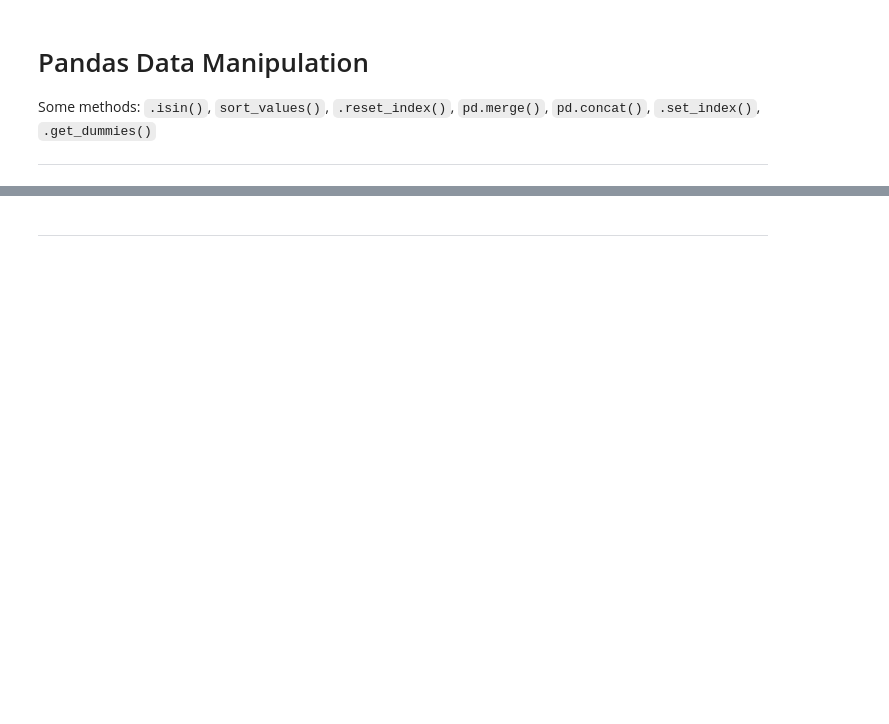
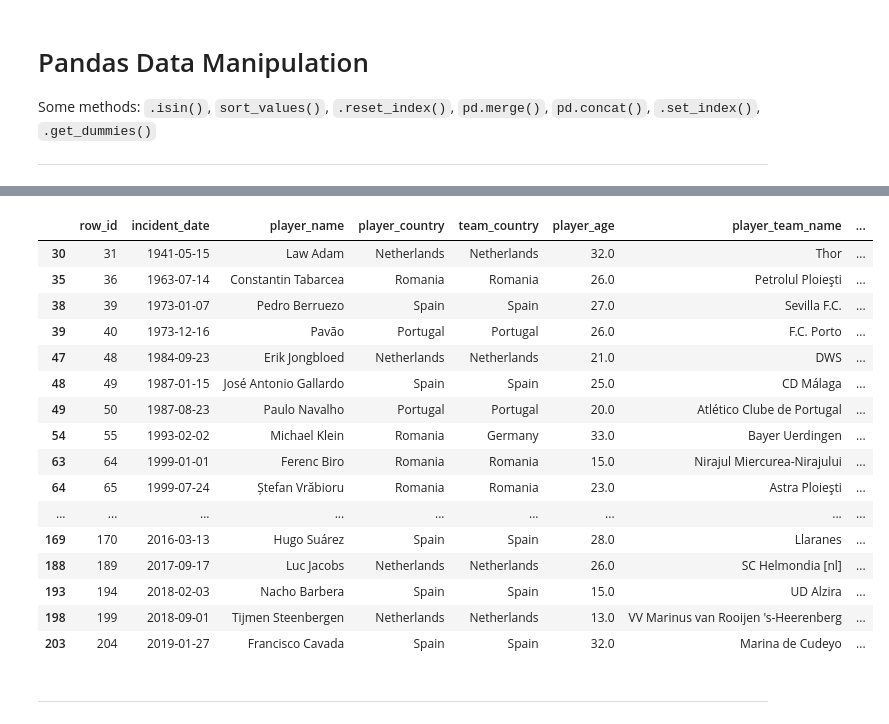
Before and after one commit to dataptmad0124/lessons, a Jupyter notebook: m1/20240205_etl_pandas_manipulation.ipynb, the cells around one changed output, grey strips where cells are left out. Cells and saved outputs as stored; diff of their text form; code cells hidden in the pictures; blank space fills up the shorter version.

```diff
--- a/m1/20240205_etl_pandas_manipulation.ipynb
+++ b/m1/20240205_etl_pandas_manipulation.ipynb
@@ -7,3 +84,23 @@ Some methods: `.isin()`, `sort_values()`, `.reset_index()`, `pd.merge()`, `pd.co
+# %%
+df[df.player_country.isin(europa)]
+# %% [output]
+|  | row_id | incident_date | player_name | player_country | team_country | player_age | player_team_name | ... |
+| 30 | 31 | 1941-05-15 | Law Adam | Netherlands | Netherlands | 32.0 | Thor | ... |
+| 35 | 36 | 1963-07-14 | Constantin Tabarcea | Romania | Romania | 26.0 | Petrolul Ploieşti | ... |
+| 38 | 39 | 1973-01-07 | Pedro Berruezo | Spain | Spain | 27.0 | Sevilla F.C. | ... |
+| 39 | 40 | 1973-12-16 | Pavão | Portugal | Portugal | 26.0 | F.C. Porto | ... |
+| 47 | 48 | 1984-09-23 | Erik Jongbloed | Netherlands | Netherlands | 21.0 | DWS | ... |
+| 48 | 49 | 1987-01-15 | José Antonio Gallardo | Spain | Spain | 25.0 | CD Málaga | ... |
+| 49 | 50 | 1987-08-23 | Paulo Navalho | Portugal | Portugal | 20.0 | Atlético Clube de Portugal | ... |
+| 54 | 55 | 1993-02-02 | Michael Klein | Romania | Germany | 33.0 | Bayer Uerdingen | ... |
+| 63 | 64 | 1999-01-01 | Ferenc Biro | Romania | Romania | 15.0 | Nirajul Miercurea-Nirajului | ... |
+| 64 | 65 | 1999-07-24 | Ștefan Vrăbioru | Romania | Romania | 23.0 | Astra Ploieşti | ... |
+| ... | ... | ... | ... | ... | ... | ... | ... | ... |
+| 169 | 170 | 2016-03-13 | Hugo Suárez | Spain | Spain | 28.0 | Llaranes | ... |
+| 188 | 189 | 2017-09-17 | Luc Jacobs | Netherlands | Netherlands | 26.0 | SC Helmondia [nl] | ... |
+| 193 | 194 | 2018-02-03 | Nacho Barbera | Spain | Spain | 15.0 | UD Alzira | ... |
+| 198 | 199 | 2018-09-01 | Tijmen Steenbergen | Netherlands | Netherlands | 13.0 | VV Marinus van Rooijen 's-Heerenberg | ... |
+| 203 | 204 | 2019-01-27 | Francisco Cavada | Spain | Spain | 32.0 | Marina de Cudeyo | ... |
 # %% [markdown]
 ---
 # %% [markdown]
```
Also changed, not shown: parts of 31 cells of this notebook.
